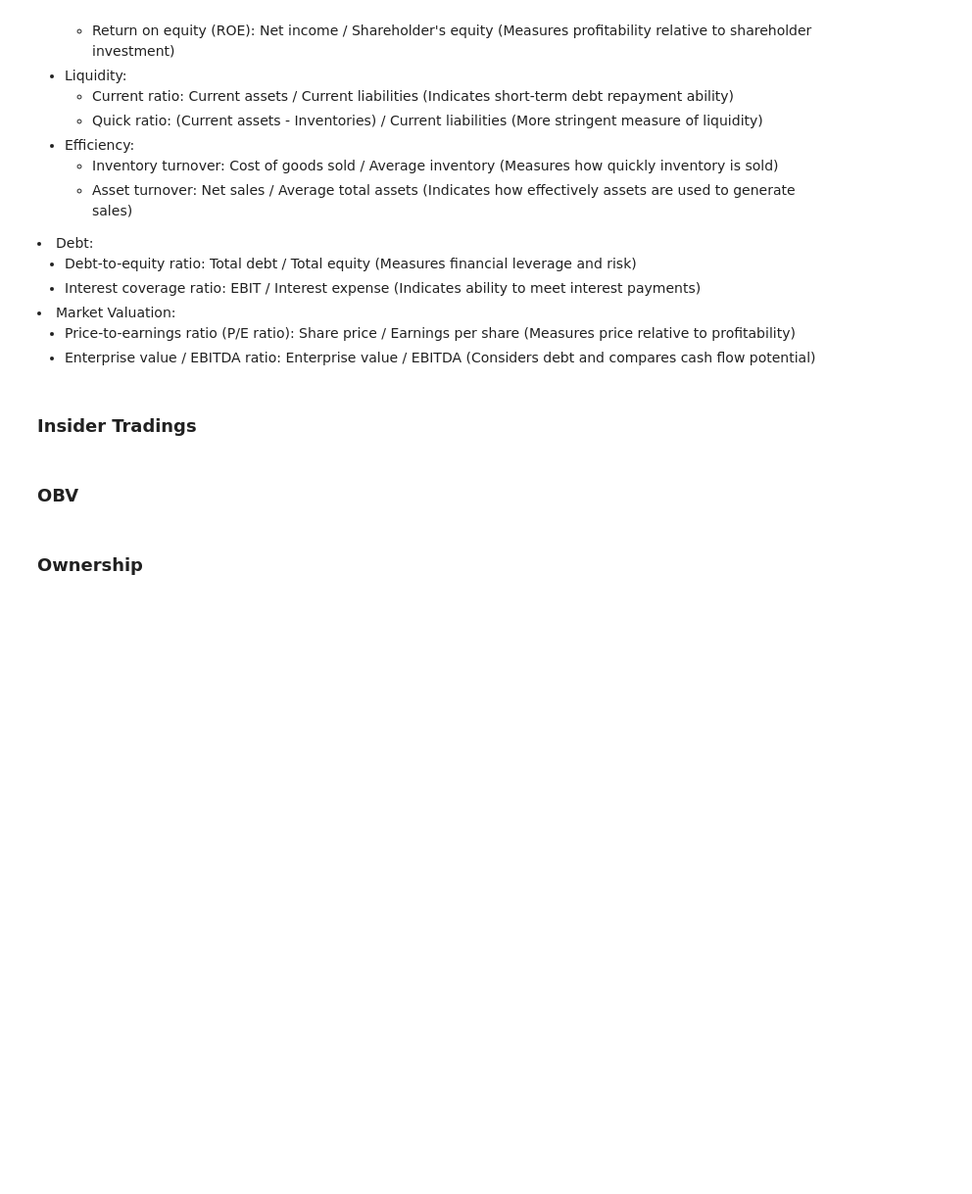
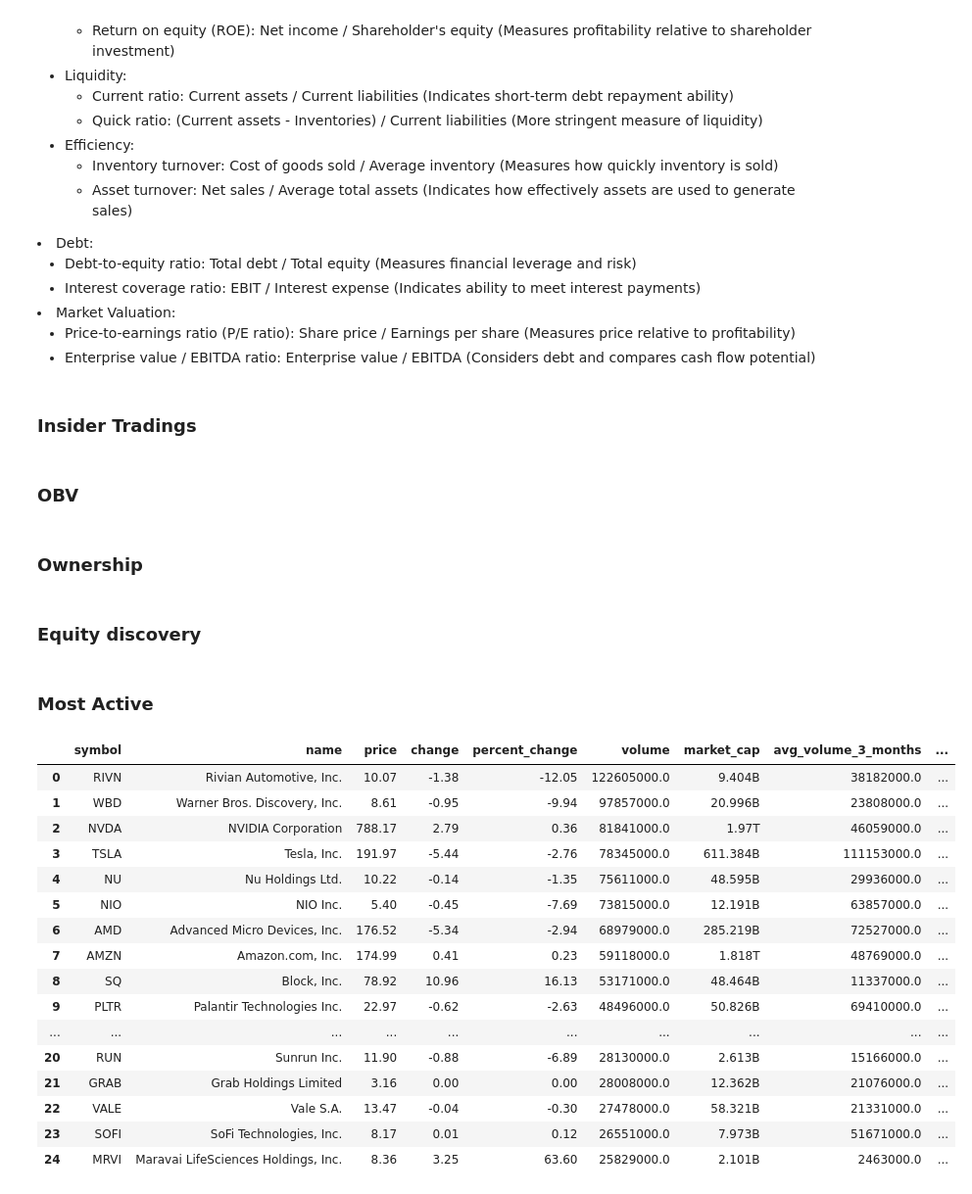
Before and after one commit to mmistroni/OpenBB_Experiments, a Jupyter notebook: OpenBBFinancialAnalysis.ipynb, the cells around one changed output. Shown: that part at 98% size. Drawn from its saved outputs; the diff is of its cells as text; code cells hidden in the pictures; blank space fills up the shorter version.

```diff
--- a/OpenBBFinancialAnalysis.ipynb
+++ b/OpenBBFinancialAnalysis.ipynb
@@ -437,3 +477,27 @@ res = regex_pattern.findall(str1)[0]
 float(res[res.find('strong>') + 7: res.rfind('%')])
 # %%
 obb.equity.ownership.institutional(symbol="AAPL", provider='yfinance')
+# %% [markdown]
+### Equity discovery
+# %% [markdown]
+### Most Active
+# %%
+obb.equity.discovery.active(sort="desc")
+# %% [output]
+|  | symbol | name | price | change | percent_change | volume | market_cap | avg_volume_3_months | ... |
+| 0 | RIVN | Rivian Automotive, Inc. | 10.07 | -1.38 | -12.05 | 122605000.0 | 9.404B | 38182000.0 | ... |
+| 1 | WBD | Warner Bros. Discovery, Inc. | 8.61 | -0.95 | -9.94 | 97857000.0 | 20.996B | 23808000.0 | ... |
+| 2 | NVDA | NVIDIA Corporation | 788.17 | 2.79 | 0.36 | 81841000.0 | 1.97T | 46059000.0 | ... |
+| 3 | TSLA | Tesla, Inc. | 191.97 | -5.44 | -2.76 | 78345000.0 | 611.384B | 111153000.0 | ... |
+| 4 | NU | Nu Holdings Ltd. | 10.22 | -0.14 | -1.35 | 75611000.0 | 48.595B | 29936000.0 | ... |
+| 5 | NIO | NIO Inc. | 5.40 | -0.45 | -7.69 | 73815000.0 | 12.191B | 63857000.0 | ... |
+| 6 | AMD | Advanced Micro Devices, Inc. | 176.52 | -5.34 | -2.94 | 68979000.0 | 285.219B | 72527000.0 | ... |
+| 7 | AMZN | Amazon.com, Inc. | 174.99 | 0.41 | 0.23 | 59118000.0 | 1.818T | 48769000.0 | ... |
+| 8 | SQ | Block, Inc. | 78.92 | 10.96 | 16.13 | 53171000.0 | 48.464B | 11337000.0 | ... |
+| 9 | PLTR | Palantir Technologies Inc. | 22.97 | -0.62 | -2.63 | 48496000.0 | 50.826B | 69410000.0 | ... |
+| ... | ... | ... | ... | ... | ... | ... | ... | ... | ... |
+| 20 | RUN | Sunrun Inc. | 11.90 | -0.88 | -6.89 | 28130000.0 | 2.613B | 15166000.0 | ... |
+| 21 | GRAB | Grab Holdings Limited | 3.16 | 0.00 | 0.00 | 28008000.0 | 12.362B | 21076000.0 | ... |
+| 22 | VALE | Vale S.A. | 13.47 | -0.04 | -0.30 | 27478000.0 | 58.321B | 21331000.0 | ... |
+| 23 | SOFI | SoFi Technologies, Inc. | 8.17 | 0.01 | 0.12 | 26551000.0 | 7.973B | 51671000.0 | ... |
+| 24 | MRVI | Maravai LifeSciences Holdings, Inc. | 8.36 | 3.25 | 63.60 | 25829000.0 | 2.101B | 2463000.0 | ... |
```
Also changed, not shown: parts of 9 cells of this notebook.
